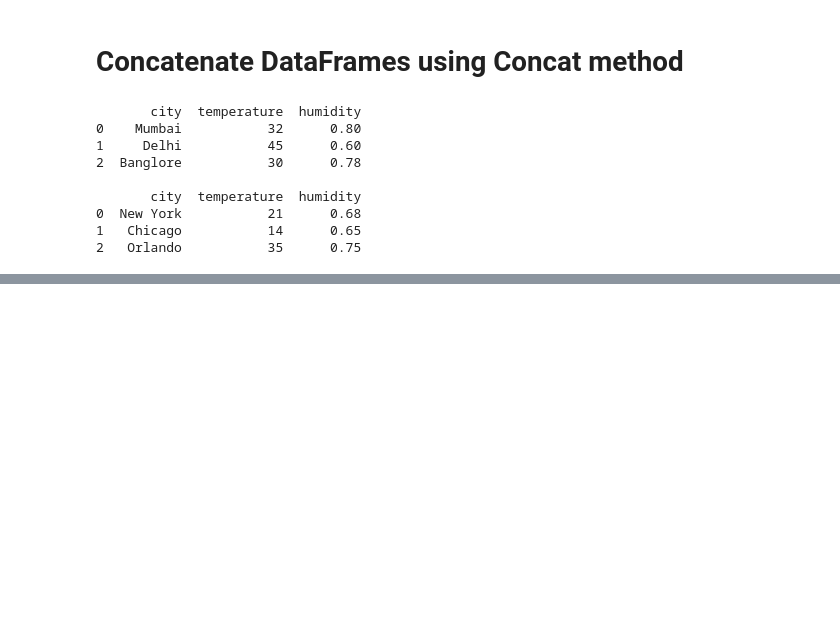
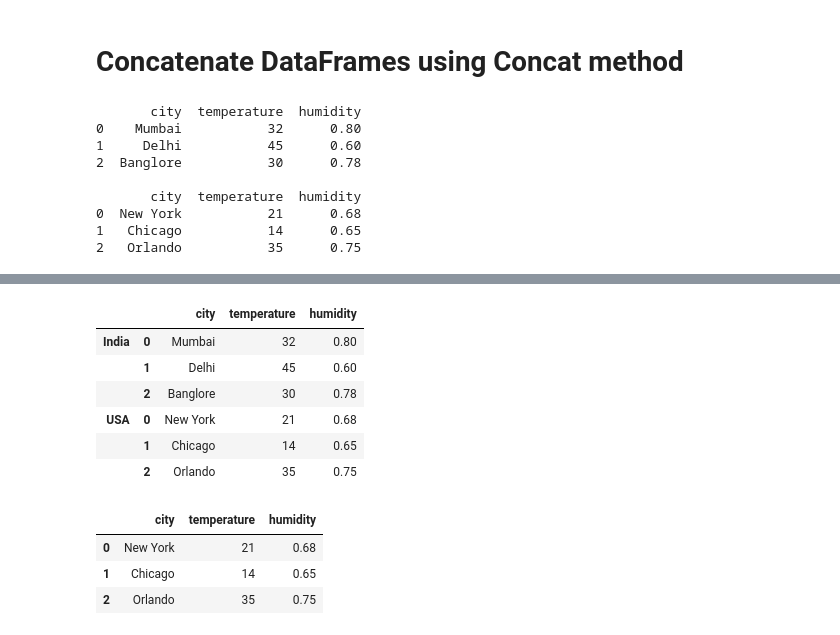
Before and after one commit to LEMSantos/LearningPandas, a Jupyter notebook: Modyfiying DataFrames.ipynb, the cells around one changed output, grey strips where cells are left out. Saved outputs shown, nothing was run; the diff lists cells and outputs as text; code cells hidden in the pictures; blank space fills up the shorter version.

```diff
--- a/Modyfiying DataFrames.ipynb
+++ b/Modyfiying DataFrames.ipynb
@@ -106,0 +118,18 @@ print(us_weather)
+# %%
+df = pd.concat([india_weather,us_weather], keys = ['India','USA'])
+df
+# %% [output]
+|  |  | city | temperature | humidity |
+| India | 0 | Mumbai | 32 | 0.80 |
+|  | 1 | Delhi | 45 | 0.60 |
+|  | 2 | Banglore | 30 | 0.78 |
+| USA | 0 | New York | 21 | 0.68 |
+|  | 1 | Chicago | 14 | 0.65 |
+|  | 2 | Orlando | 35 | 0.75 |
+# %%
+df.loc['USA']
+# %% [output]
+|  | city | temperature | humidity |
+| 0 | New York | 21 | 0.68 |
+| 1 | Chicago | 14 | 0.65 |
+| 2 | Orlando | 35 | 0.75 |
```
Also changed, not shown: parts of 12 cells of this notebook.
